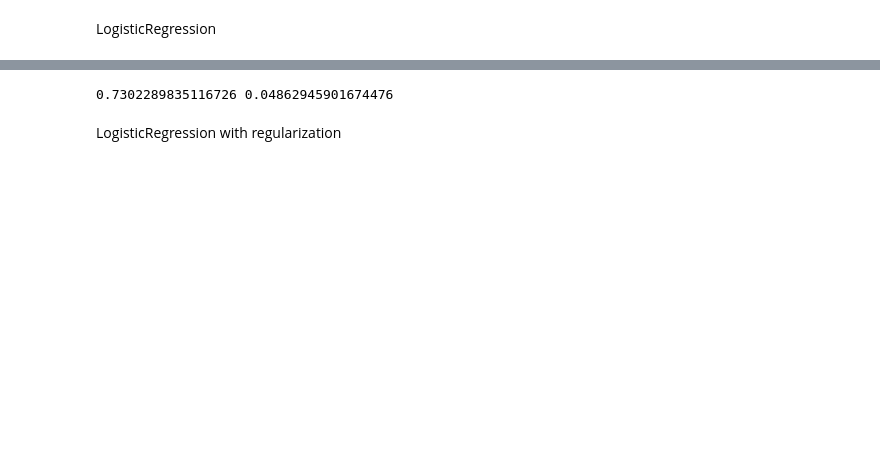
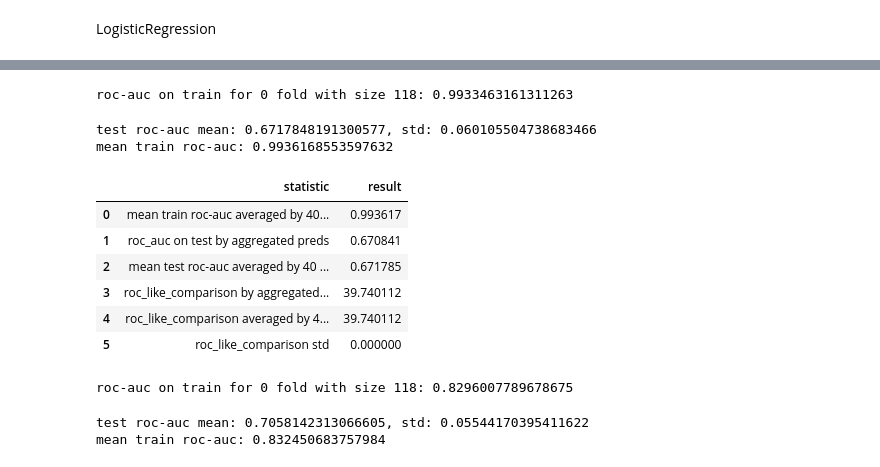
Before and after one commit to volyachka/material-project, a Jupyter notebook: baseline.ipynb, the cells around one changed output, grey strips where cells are left out. Cells and saved outputs as stored; diff of their text form; code cells hidden in the pictures; blank space fills up the shorter version.

```diff
--- a/baseline.ipynb
+++ b/baseline.ipynb
@@ -105,14 +36,0 @@ CatBoostClassifier
-# %%
-loo = LeaveOneOut()
-loo.get_n_splits(X_scaled)
-preds = np.zeros(len(y))
-for i, (train_index, test_index) in enumerate(loo.split(X)):
-    model = CatBoostClassifier(eval_metric='AUC', verbose = False, random_state = 42)
-    model.fit(X_scaled[train_index, :], y[train_index])
-    preds[test_index] = model.predict_proba(X_scaled[test_index])[:, 1]
-estimated_mean, estimated_std = bootstrap_roc_auc(1000, y, preds)
-print(estimated_mean, estimated_std)
-# %% [output]
-0.7302289835116726 0.04862945901674476
-# %% [markdown]
- LogisticRegression with regularization
@@ -118,0 +62,40 @@ print(estimated_mean, estimated_std)
+# %%
+feature_names = X_kahle.columns.tolist()
+feature_names = np.array(feature_names)[~np.all(X_kahle.to_numpy() == 0, axis=0)]
+
+X_kahle = X_kahle.to_numpy()
+X_mpdb = X_mpdb.to_numpy()
+
+X_mpdb = X_mpdb[:, ~np.all(X_kahle == 0, axis=0)]
+
+X_kahle = X_kahle[:, ~np.all(X_kahle == 0, axis=0)]
+
+scaler = StandardScaler()
+
+X_mpdb = scaler.fit_transform(X_mpdb)
+X_kahle = scaler.transform(X_kahle)
+
+feature_weights = [1 / cnt_and_name_features_kahle['_'.join(x.split('_')[1:])] for x in feature_names]
+feature_names = np.array(list(map(lambda x: x.split('_')[0] + '_' + featurizers_mapping['_'.join(x.split('_')[1:])], feature_names)))
+# %%
+params = {
+        "max_iter": 300,
+    }
+
+pipeline = ModelEvaluation(df_kahle_fin, model_name = 'logreg', params = params)
+pipeline.fit(X_kahle, np.ones(X_kahle.shape[1]), thr_positive = 1e-1, thr_negative = 1e-2, feature_names = feature_names)
+pipeline.evaluate(num_of_evaluations = 1, X_mpdb = X_mpdb)
+# %% [output]
+roc-auc on train for 0 fold with size 118: 0.9933463161311263
+test roc-auc mean: 0.6717848191300577, std: 0.060105504738683466
+mean train roc-auc: 0.9936168553597632
+# %%
+pipeline.show_results()
+# %% [output]
+|  | statistic | result |
+| 0 | mean train roc-auc averaged by 40... | 0.993617 |
+| 1 | roc_auc on test by aggregated preds | 0.670841 |
+| 2 | mean test roc-auc averaged by 40 ... | 0.671785 |
+| 3 | roc_like_comparison by aggregated... | 39.740112 |
+| 4 | roc_like_comparison averaged by 4... | 39.740112 |
+| 5 | roc_like_comparison std | 0.000000 |
@@ -118,0 +137,12 @@ print(estimated_mean, estimated_std)
+# %%
+params = {
+        "max_iter": 300,
+    }
+
+pipeline_nn = ModelEvaluation(df_kahle_fin_nn, model_name = 'logreg', params = params)
+pipeline_nn.fit(X_kahle_nn, np.ones(X_kahle_nn.shape[1]), thr_positive = 1e-1, thr_negative = 1e-2, feature_names = feature_names_nn)
+pipeline_nn.evaluate(num_of_evaluations = 1, X_mpdb = X_mpdb_nn)
+# %% [output]
+roc-auc on train for 0 fold with size 118: 0.8296007789678675
+test roc-auc mean: 0.7058142313066605, std: 0.05544170395411622
+mean train roc-auc: 0.832450683757984
```
Also changed, not shown: parts of 34 cells of this notebook, 4 other files.
